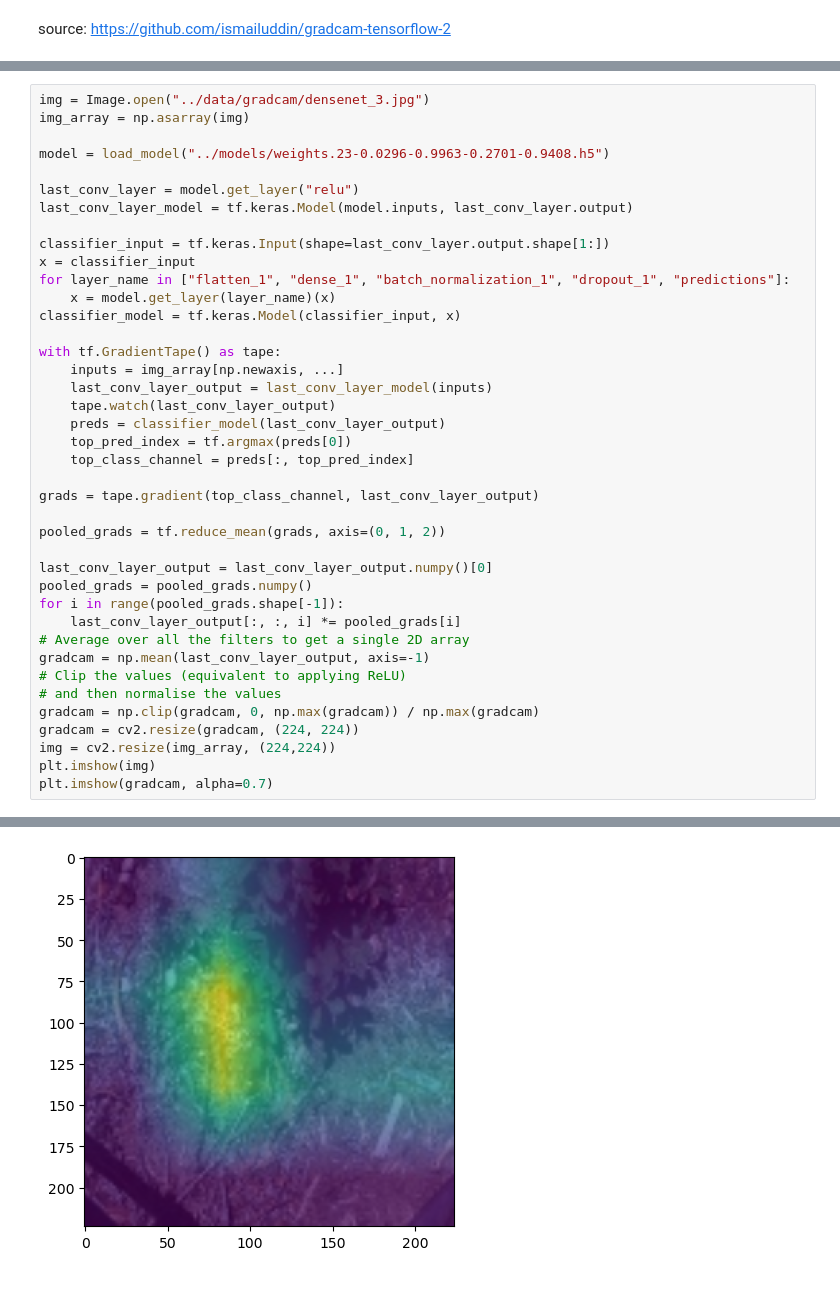
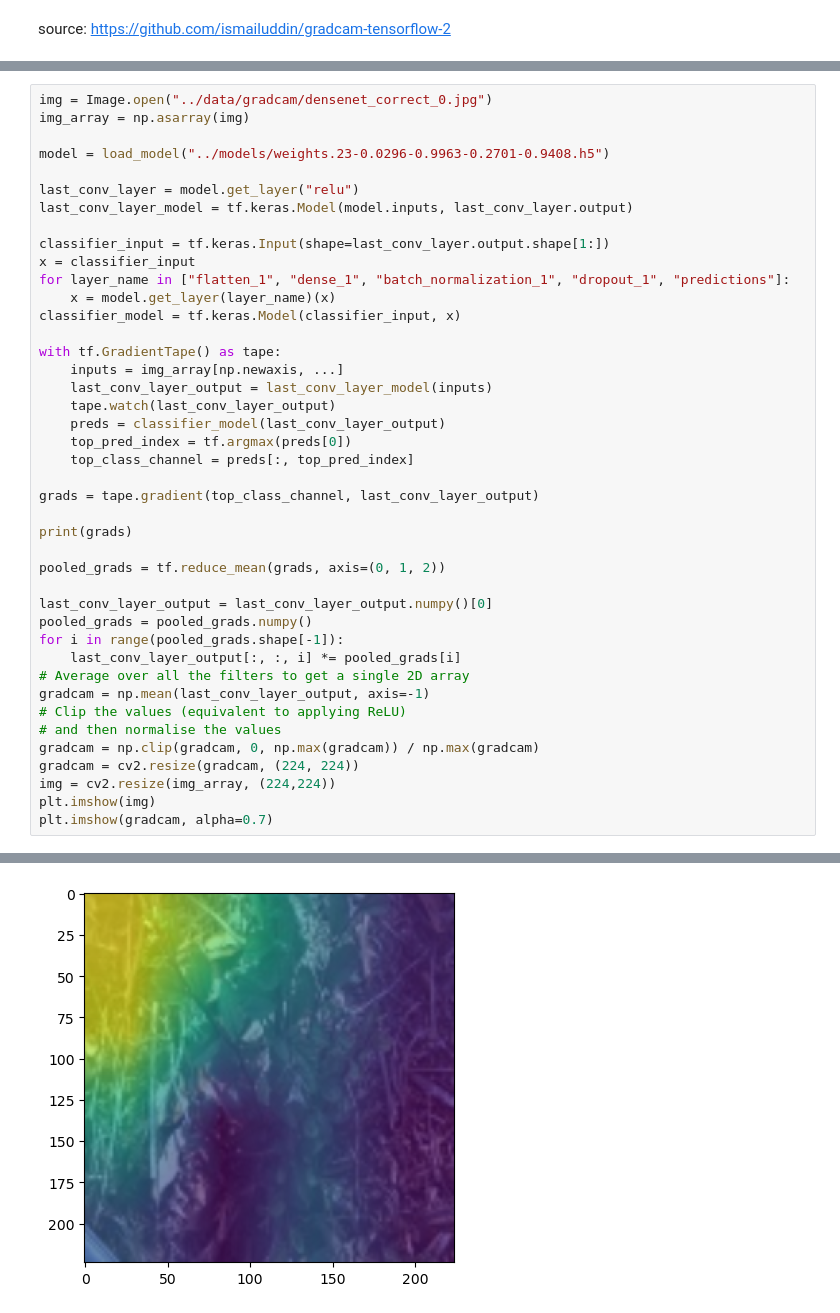
Before and after one commit to JavierTham/CS3244, a Jupyter notebook: src/densenet_gradcam2.ipynb, the cells around one changed output, grey strips where cells are left out. Cells and saved outputs as stored; diff of their text form.

```diff
--- a/src/densenet_gradcam2.ipynb
+++ b/src/densenet_gradcam2.ipynb
@@ -55,7 +55,7 @@ Trainable params: 20,059,785
 Non-trainable params: 229,184
 __________________________________________________________________________________________________
 # %%
-img = Image.open("../data/gradcam/densenet_3.jpg")
+img = Image.open("../data/gradcam/densenet_correct_0.jpg")
 img_array = np.asarray(img)
 
 model = load_model("../models/weights.23-0.0296-0.9963-0.2701-0.9408.h5")
@@ -79,6 +79,8 @@ with tf.GradientTape() as tape:
 
 grads = tape.gradient(top_class_channel, last_conv_layer_output)
 
+print(grads)
+
 pooled_grads = tf.reduce_mean(grads, axis=(0, 1, 2))
 
 last_conv_layer_output = last_conv_layer_output.numpy()[0]
@@ -99 +121 @@ plt.imshow(gradcam, alpha=0.7)
-[figure, old version]
+[figure, new version]
```
Also changed, not shown: parts of 5 cells of this notebook, 2 other files.
